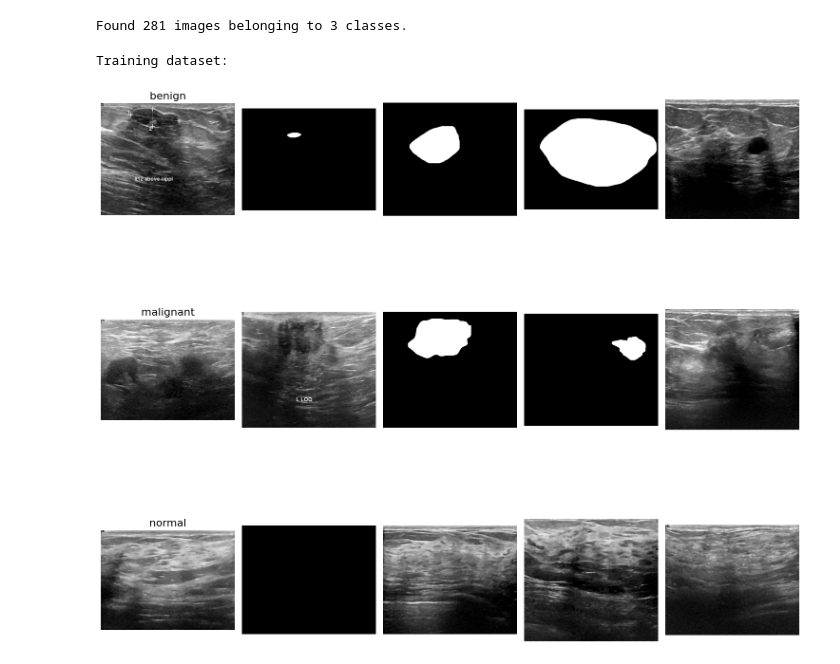
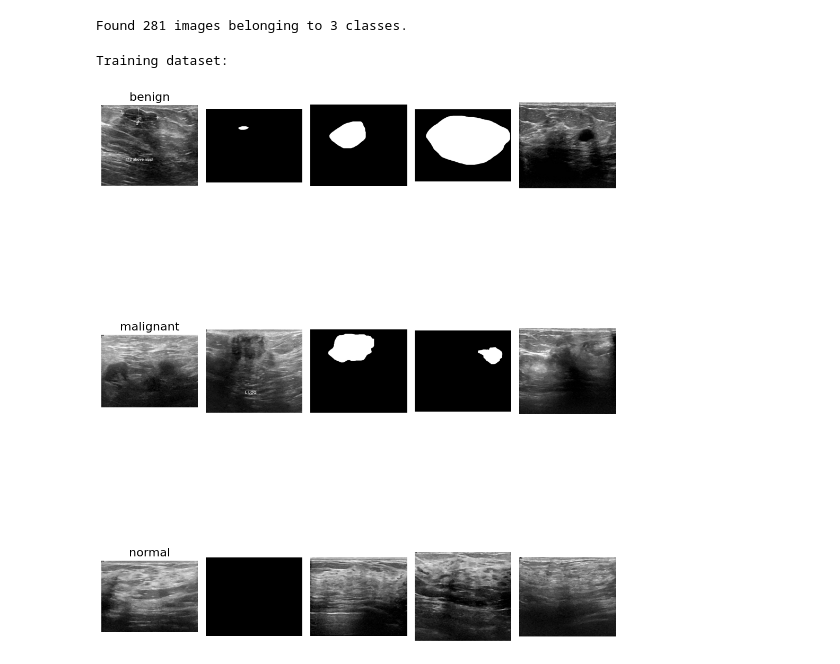
Before and after one commit to Yashmaini30/Breast-Cancer-Detection, a Jupyter notebook: ResNet50_on_Breast_Cancer_.ipynb, the cells around one changed output. Cells and saved outputs as stored; diff of their text form; code cells hidden in the pictures.

```diff
--- a/ResNet50_on_Breast_Cancer_.ipynb
+++ b/ResNet50_on_Breast_Cancer_.ipynb
@@ -112,32 +115,32 @@ val_data_gen = img_val_gen.flow_from_directory(test_path,
 Found 281 images belonging to 3 classes.
 # %%
 def display_class_images(image_folder, class_names, num_images=5):
-    fig, axes = plt.subplots(len(class_names), num_images, figsize=(15, 5 * len(class_names)))
+    fig, axes = plt.subplots(len(class_names), num_images, figsize=(10, 5 * len(class_names)))
 
     for i, class_name in enumerate(class_names):
         class_path = os.path.join(image_folder, class_name)
         image_paths = glob.glob(f'{class_path}/*.png')[:num_images]
 
         for j, img_path in enumerate(image_paths):
             img = Image.open(img_path)
             ax = axes[i, j]
             ax.imshow(img)
             ax.axis('off')
             if j == 0:
                 ax.set_title(class_name, size=16)
 
     plt.tight_layout()
     plt.show()
 
 
 class_names = ['benign', 'malignant', 'normal']
 
 
 print("Training dataset:")
 display_class_images(train_path, class_names)
 # %% [output]
 Training dataset:
-[figure, old version]
+[figure, new version]
 # %%
 from tensorflow.keras.applications import ResNet50
 
```
Also changed, not shown: parts of 15 cells of this notebook.
